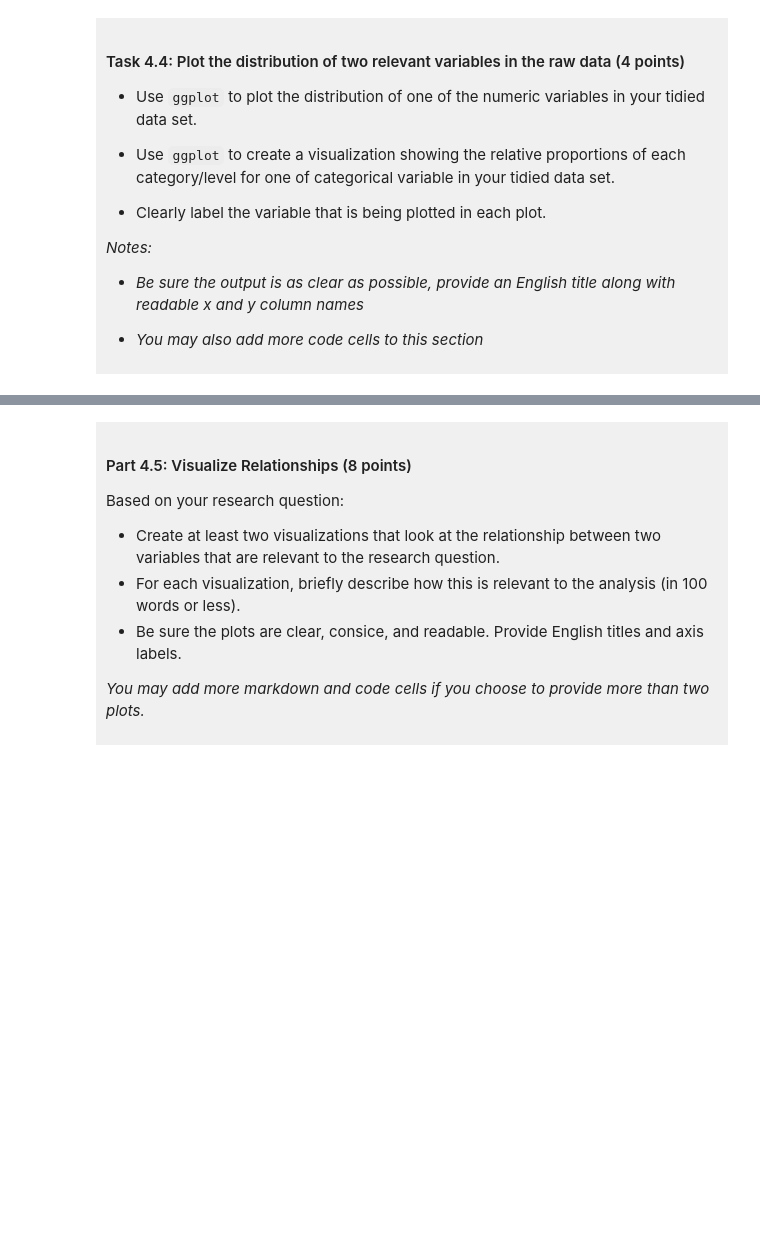
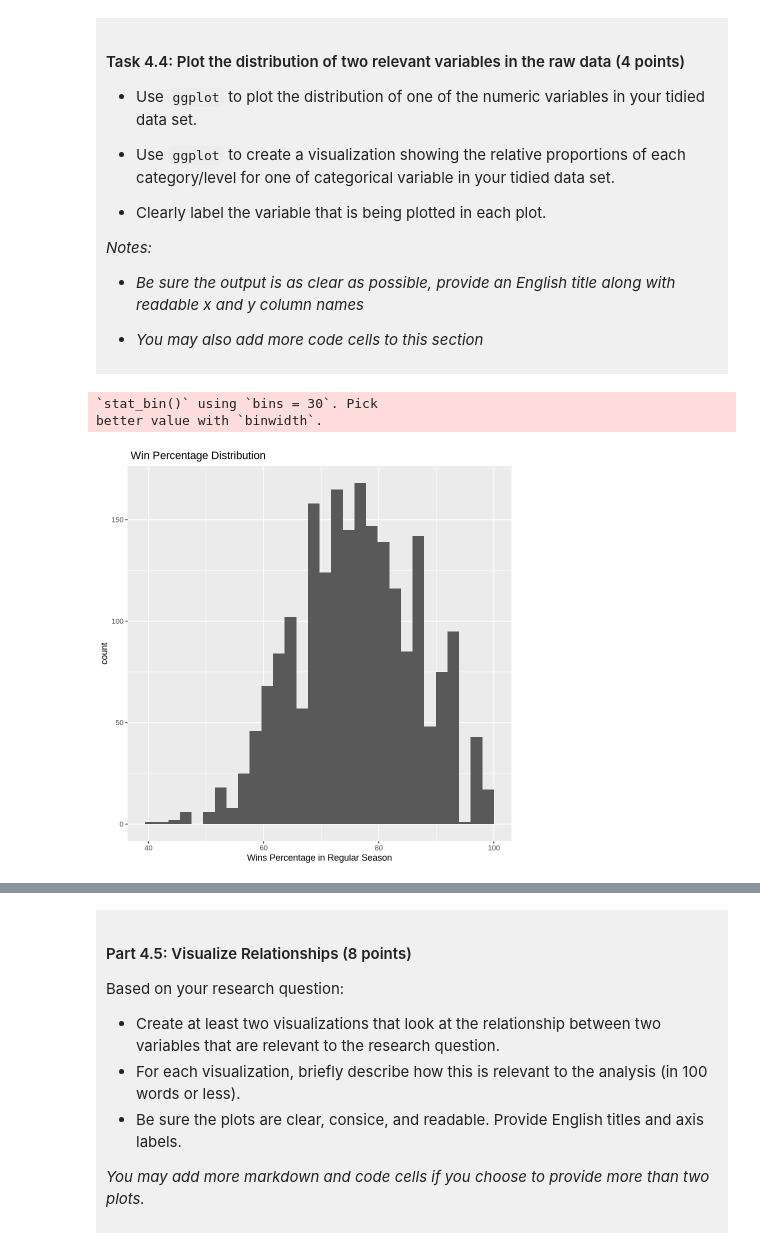
Before and after one commit to Ronanwiens/dsci-100-project-ronan-wiens, a Jupyter notebook: dsci-100-project-notebook.ipynb, the cells around one changed output, grey strips where cells are left out. Saved outputs shown, nothing was run; the diff lists cells and outputs as text; code cells hidden in the pictures; blank space fills up the shorter version.

```diff
--- a/dsci-100-project-notebook.ipynb
+++ b/dsci-100-project-notebook.ipynb
@@ -305,5 +348,17 @@ You will refine your research question (if needed) and produce a tidy data set.
 
 </div>
 # %%
-### EDIT THIS CODE CELL FOR PLOT 1 ###
+
+Visualization_1 <- useful_ncaa |>
+ggplot (aes ( x = reg_wins_pct)) +
+  geom_histogram () +
+
+      xlab ("Wins Percentage in Regular Season") +
+        ggtitle (" Win Percentage Distribution ")
+
+Visualization_1
+# %% [output]
+`stat_bin()` using `bins = 30`. Pick
+better value with `binwidth`.
+[figure, added]
 # %%
```
Also changed, not shown: parts of 9 cells of this notebook.
